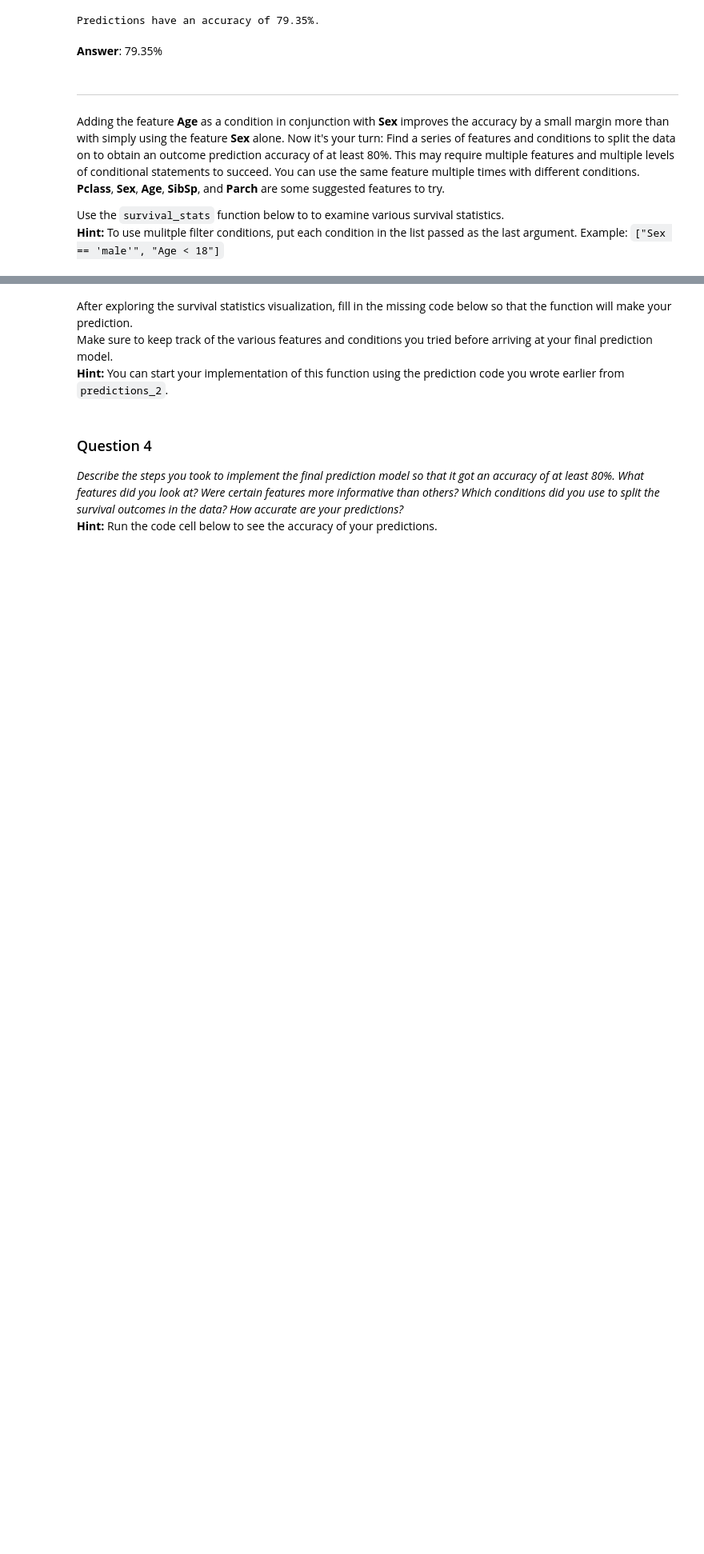
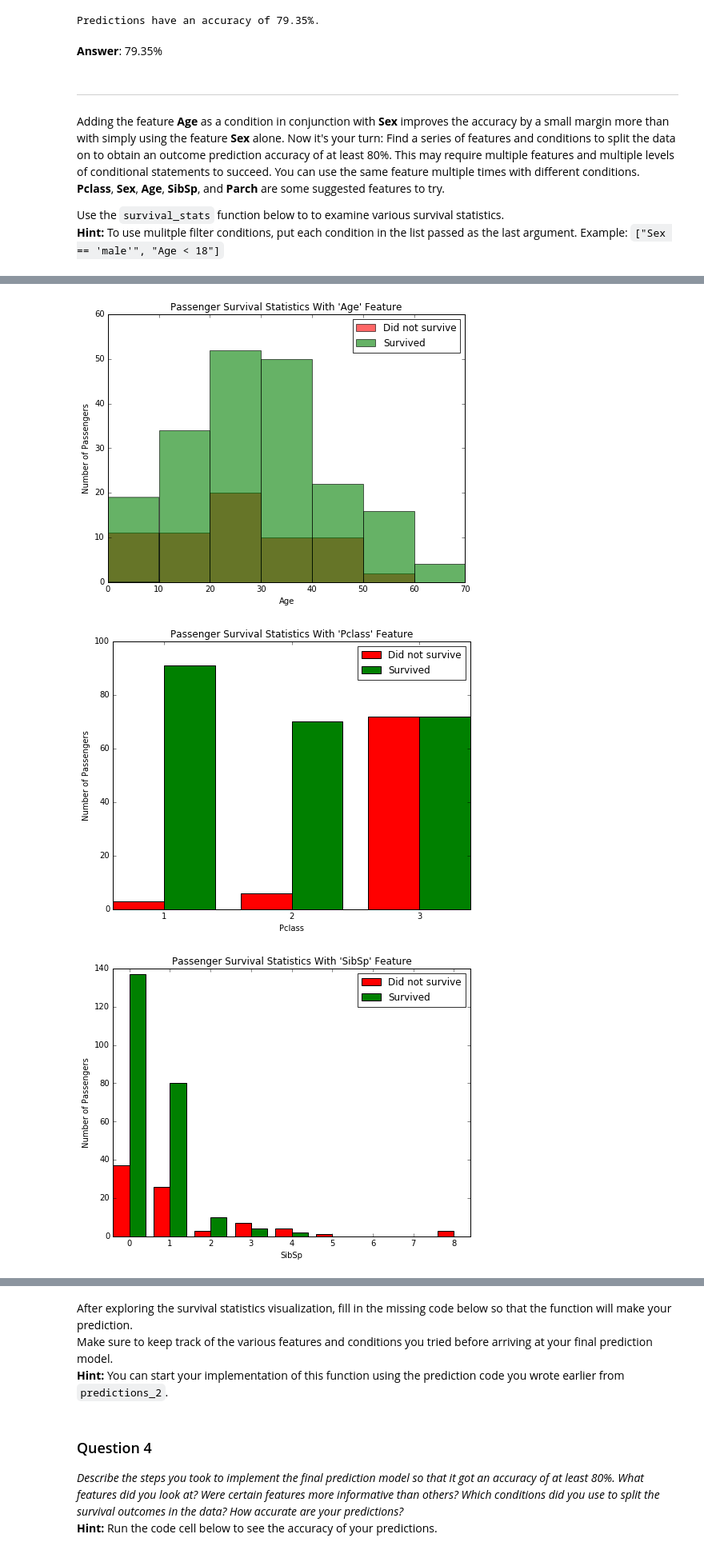
Before and after one commit to raymondngiam/machine-learning-nanodegree, a Jupyter notebook: projects/titanic_survival_exploration/titanic_survival_exploration.ipynb, the cells around one changed output, grey strips where cells are left out. Shown: that part at 80% size. Drawn from its saved outputs; the diff is of its cells as text; code cells hidden in the pictures; blank space fills up the shorter version.

```diff
--- a/projects/titanic_survival_exploration/titanic_survival_exploration.ipynb
+++ b/projects/titanic_survival_exploration/titanic_survival_exploration.ipynb
@@ -217,0 +231,11 @@ survival_stats(data, outcomes, 'Age', ["Sex == 'male'", "Age < 18"])
+# %%
+# Exploration for female class
+survival_stats(data, outcomes, 'Age', ["Sex == 'female'"])
+survival_stats(data, outcomes, 'Pclass', ["Sex == 'female'"])
+survival_stats(data, outcomes, 'SibSp', ["Sex == 'female'"])
+survival_stats(data, outcomes, 'Parch', ["Sex == 'female'","SibSp < 3"])
+survival_stats(data, outcomes, 'Parch', ["Sex == 'female'","SibSp >= 3"])
+# %% [output]
+[figure, added]
+[figure, added]
+[figure, added]
```
Also changed, not shown: parts of 3 cells of this notebook.
